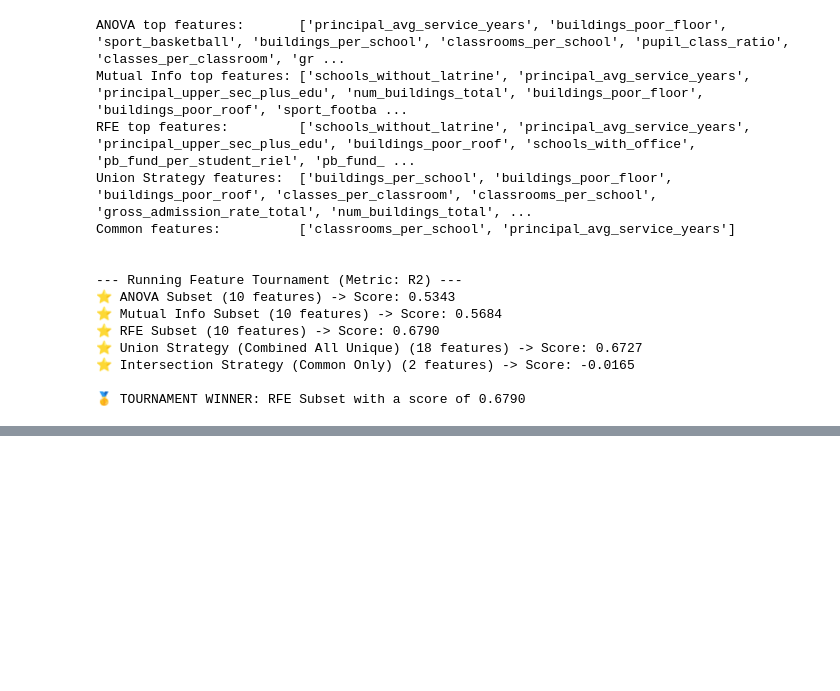
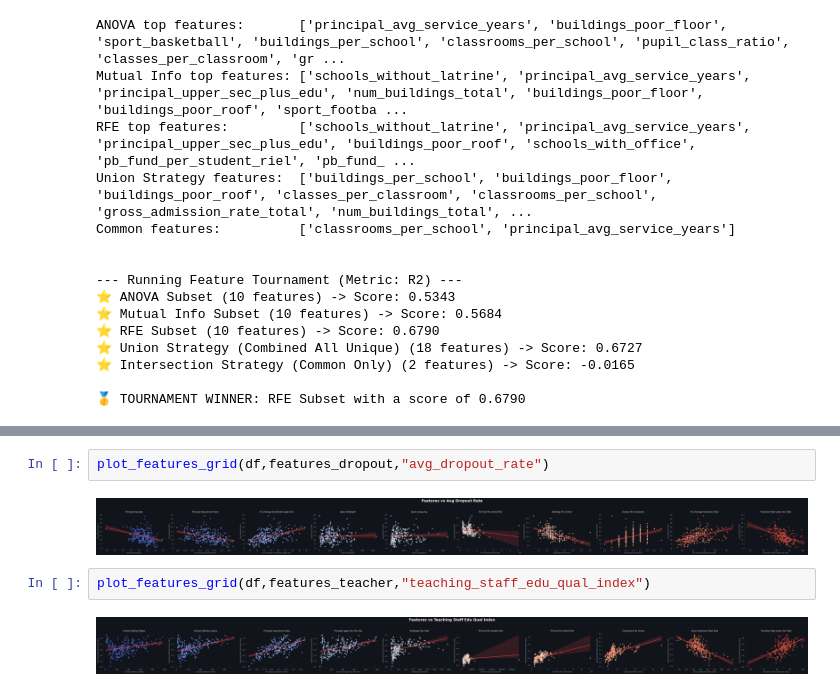
Before and after one commit to i-eat-tea/MINI_PROJECT_AMS_B_GROUP3, a Jupyter notebook: ML/ML.ipynb, the cells around one changed output, grey strips where cells are left out. Cells and saved outputs as stored; diff of their text form; blank space fills up the shorter version.

```diff
--- a/ML/ML.ipynb
+++ b/ML/ML.ipynb
@@ -667,0 +816,8 @@ Hi Laisrun
+# %%
+plot_features_grid(df,features_dropout,"avg_dropout_rate")
+# %% [output]
+[figure, added]
+# %%
+plot_features_grid(df,features_teacher,"teaching_staff_edu_qual_index")
+# %% [output]
+[figure, added]
```
Also changed, not shown: parts of 25 cells of this notebook, 5 other files.
